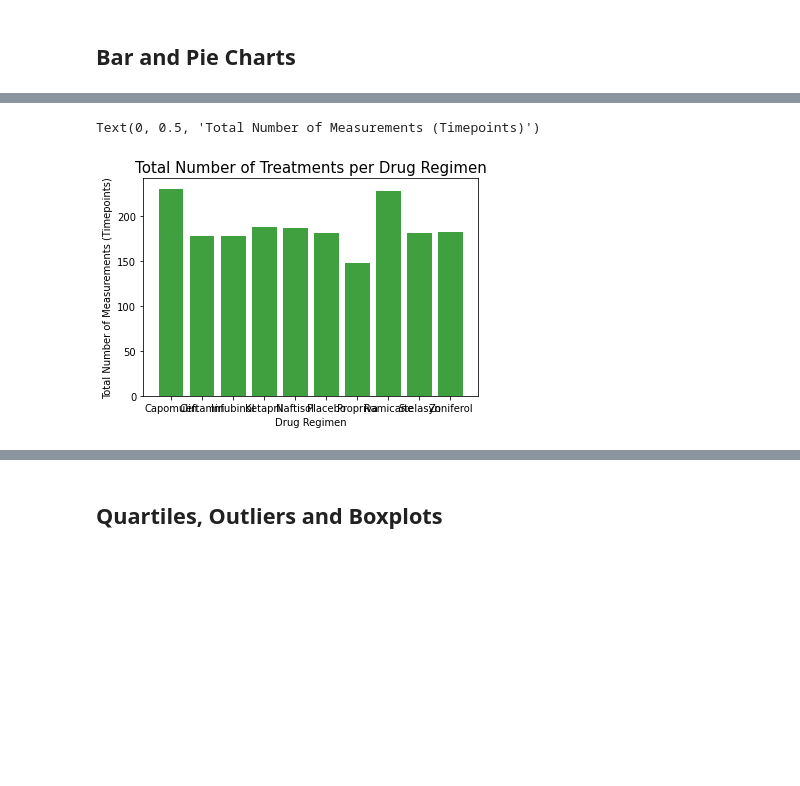
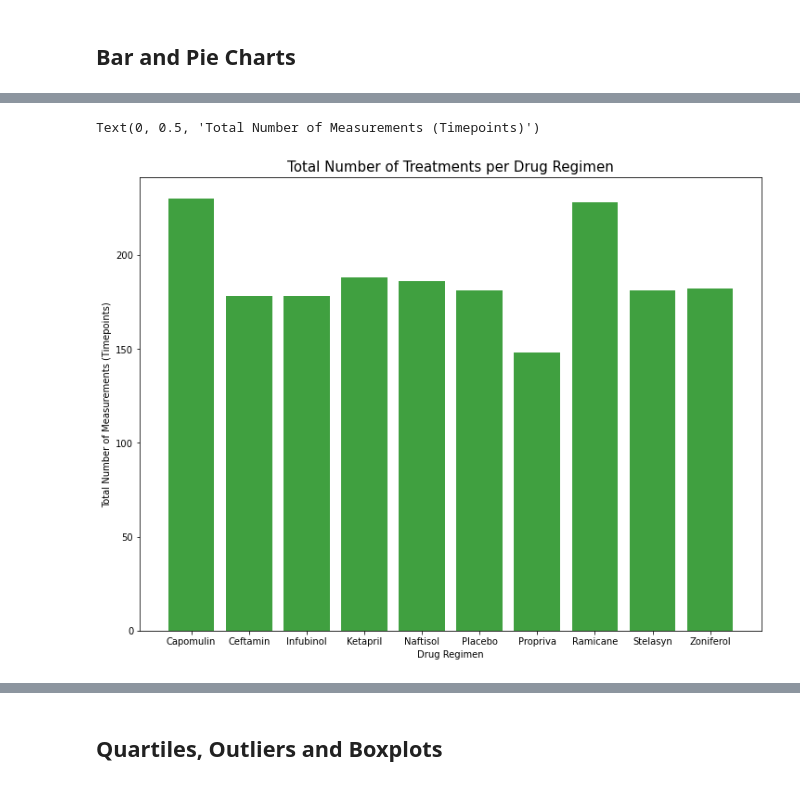
Before and after one commit to cieranmorris/Drug-Therapy-Animal-Study, a Jupyter notebook: pymaceuticals_starter.ipynb, the cells around one changed output, grey strips where cells are left out. Drawn from its saved outputs; the diff is of its cells as text; code cells hidden in the pictures; blank space fills up the shorter version.

```diff
--- a/pymaceuticals_starter.ipynb
+++ b/pymaceuticals_starter.ipynb
@@ -157,24 +152,15 @@ Text(0, 0.5, 'Total Number of Measurements (Timepoints)')
 # %%
 # Generate a bar plot showing the total number of measurements taken on each drug regimen using PYPLOT
-
-#drug_types = fixed_df["Drug Regimen"].unique()
-
-# x_axis = np.arange(len(drug_types))
-
-# #utilize tick locations function for organization
-# tick_locations = [value for value in x_axis]
-# plt.xticks(tick_locations, drug_types, rotation=90)
-
-# #create bar plot using Matplotlib
+plt.figure(figsize = (12,9))
 plt.bar(total_num_measurements.index, total_num_measurements.values, color="g", alpha=0.75)
 
-#title, axis labels, x- and y-limits?
+#title, axis labels
 plt.title("Total Number of Treatments per Drug Regimen", fontsize = 15)
 plt.xlabel("Drug Regimen", fontsize = 10)
 plt.ylabel("Total Number of Measurements (Timepoints)", fontsize = 10)
 # %% [output]
 Text(0, 0.5, 'Total Number of Measurements (Timepoints)')
-[figure, old version]
+[figure, new version]
 # %%
 # Generate a pie plot showing the distribution of female versus male mice using PANDAS
 
```
Also changed, not shown: parts of 4 cells of this notebook.
